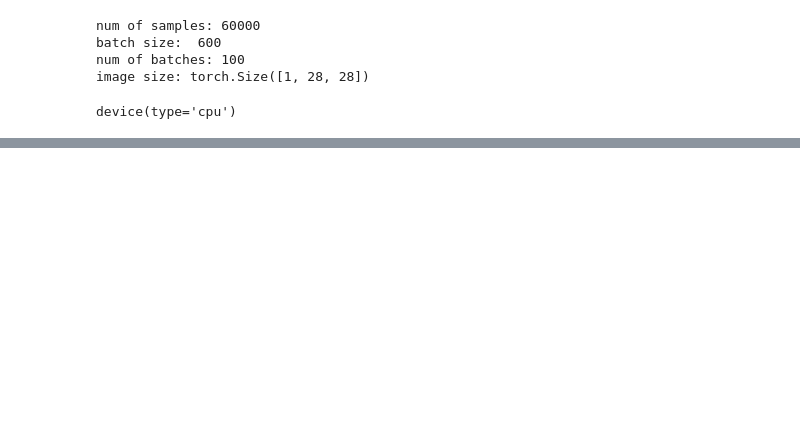
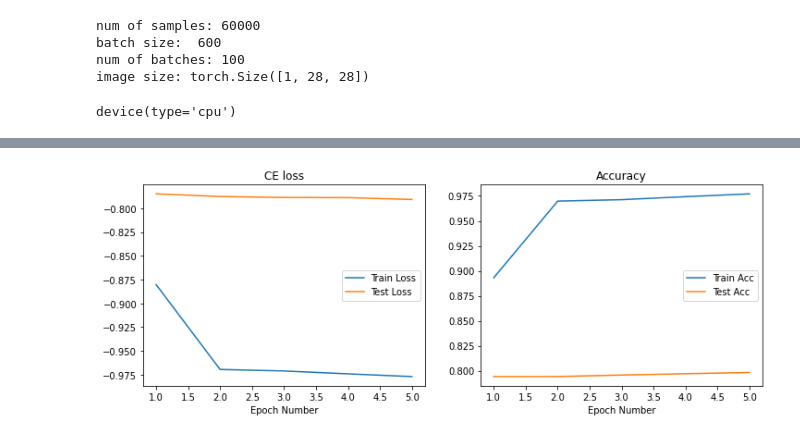
Before and after one commit to ShlomiRex/deep_learning_course, a Jupyter notebook: maman12/q2/q2.ipynb, the cells around one changed output, grey strips where cells are left out. Cells and saved outputs as stored; diff of their text form; code cells hidden in the pictures; blank space fills up the shorter version.

```diff
--- a/maman12/q2/q2.ipynb
+++ b/maman12/q2/q2.ipynb
@@ -185,0 +235,28 @@ Text(0.5, 0, 'Epoch Number')
+# %%
+epochs=5
+batches=len(dataloader)
+loss_train=torch.zeros(epochs)
+acc_train=torch.zeros(epochs)
+loss_test=torch.zeros(epochs)
+acc_test=torch.zeros(epochs)
+
+model[0].reset_parameters()
+for epoch_idx in tqdm(range(epochs)):
+  loss_train[epoch_idx],acc_train[epoch_idx] = iterate_epoch()
+  loss_test[epoch_idx], acc_test[epoch_idx] = eval_model_test()
+# %%
+plt.figure(figsize=(12,4))
+plt.subplot(1,2,1)
+plt.plot(range(1,epochs+1),loss_train,label="Train Loss")
+plt.plot(range(1,epochs+1),loss_test,label="Test Loss")
+plt.title("CE loss")
+plt.legend()
+plt.xlabel("Epoch Number")
+plt.subplot(1,2,2)
+plt.plot(range(1,epochs+1),acc_train,label="Train Acc")
+plt.plot(range(1,epochs+1),acc_test,label="Test Acc")
+plt.title("Accuracy")
+plt.legend()
+plt.xlabel("Epoch Number")
+# %% [output]
+[figure, added]
```
Also changed, not shown: parts of 8 cells of this notebook, 3 other files.
